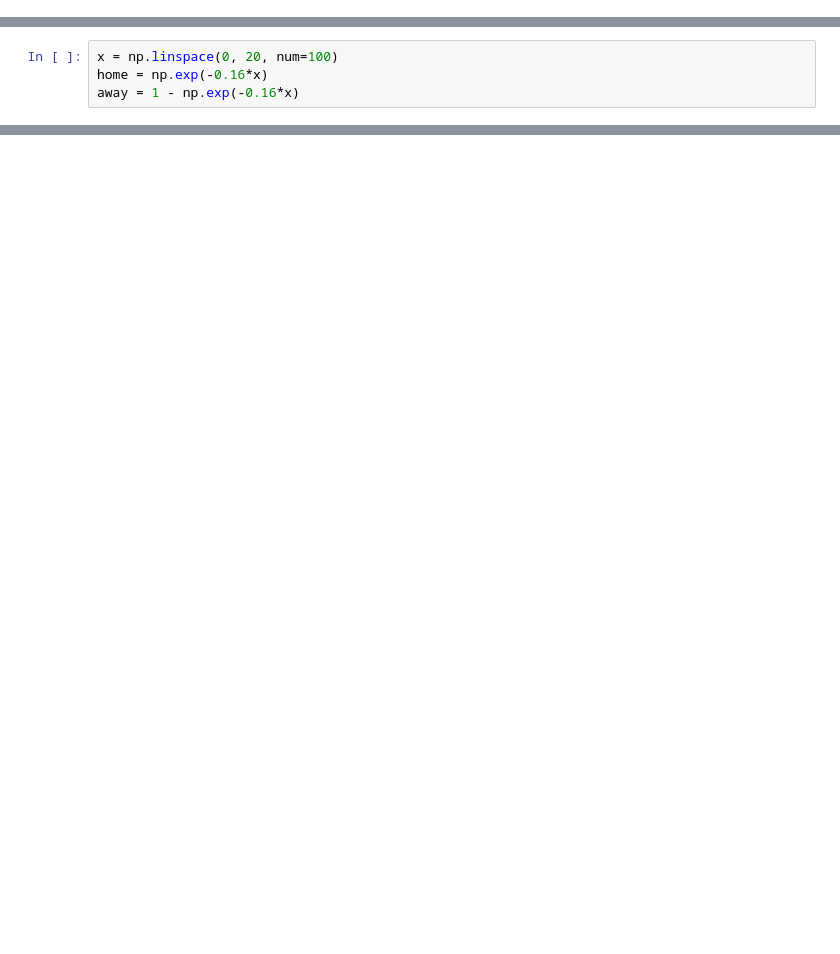
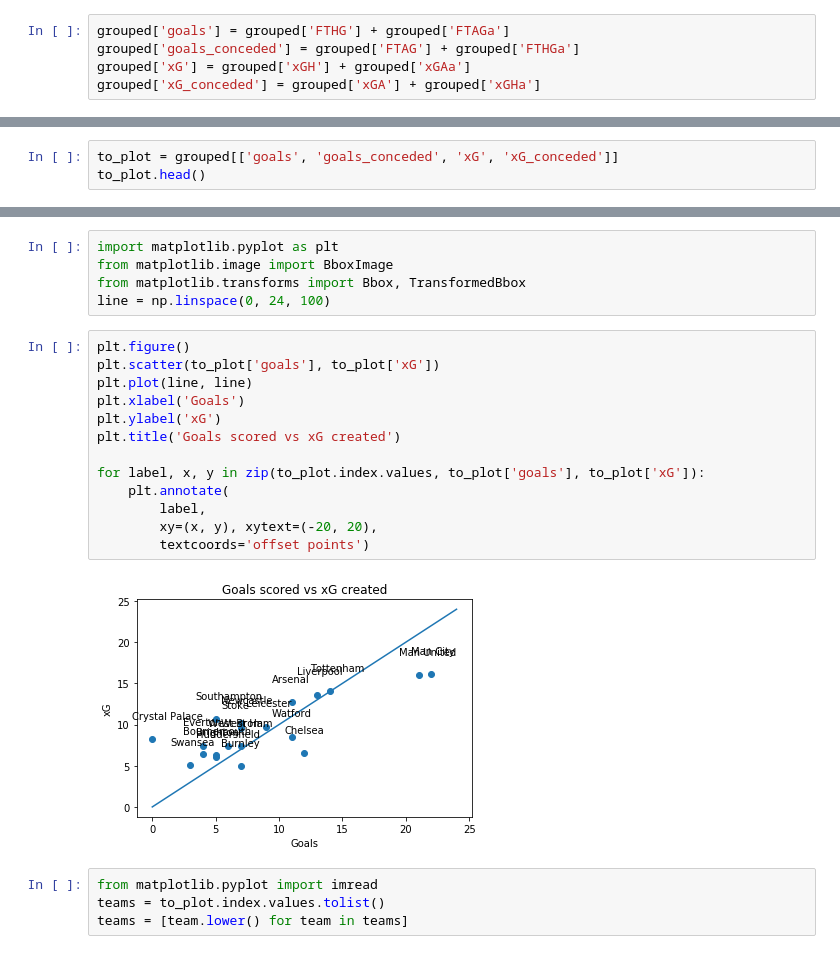
Before and after one commit to bradx888/xGmodel, a Jupyter notebook: presentation.ipynb, the cells around one changed output, grey strips where cells are left out. Saved outputs shown, nothing was run; the diff lists cells and outputs as text; blank space fills up the shorter version.

```diff
--- a/presentation.ipynb
+++ b/presentation.ipynb
@@ -20 +56,6 @@ df['xgd'] = df['for'] - df['against']
+# %%
+grouped['goals'] = grouped['FTHG'] + grouped['FTAGa']
+grouped['goals_conceded'] = grouped['FTAG'] + grouped['FTHGa']
+grouped['xG'] = grouped['xGH'] + grouped['xGAa']
+grouped['xG_conceded'] = grouped['xGA'] + grouped['xGHa']
 # %%
@@ -44,4 +70,0 @@ np.exp(-0.16*3)
-# %%
-x = np.linspace(0, 20, num=100)
-home = np.exp(-0.16*x)
-away = 1 - np.exp(-0.16*x)
@@ -105,0 +71,3 @@ ParserError: Error tokenizing data. C error: Expected 15 fields in line 3, saw 1
+# %%
+to_plot = grouped[['goals', 'goals_conceded', 'xG', 'xG_conceded']]
+to_plot.head()
@@ -105,0 +82,24 @@ ParserError: Error tokenizing data. C error: Expected 15 fields in line 3, saw 1
+# %%
+import matplotlib.pyplot as plt
+from matplotlib.image import BboxImage
+from matplotlib.transforms import Bbox, TransformedBbox
+line = np.linspace(0, 24, 100)
+# %%
+plt.figure()
+plt.scatter(to_plot['goals'], to_plot['xG'])
+plt.plot(line, line)
+plt.xlabel('Goals')
+plt.ylabel('xG')
+plt.title('Goals scored vs xG created')
+
+for label, x, y in zip(to_plot.index.values, to_plot['goals'], to_plot['xG']):
+    plt.annotate(
+        label,
+        xy=(x, y), xytext=(-20, 20),
+        textcoords='offset points')
+# %% [output]
+[figure, added]
+# %%
+from matplotlib.pyplot import imread
+teams = to_plot.index.values.tolist()
+teams = [team.lower() for team in teams]
```
Also changed, not shown: parts of 25 cells of this notebook, 27 other files.
